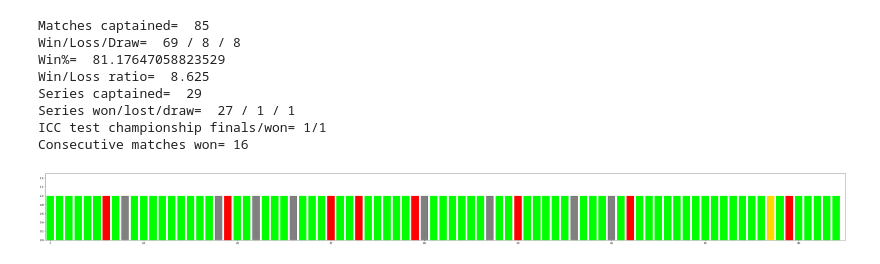
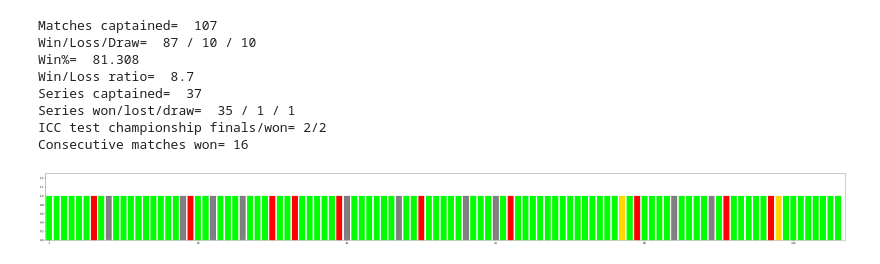
Before and after one commit to Abhinav-Rijal/Statistics, a Jupyter notebook: Cricket.ipynb, the cells around one changed output. Cells and saved outputs as stored; diff of their text form; code cells hidden in the pictures.

```diff
--- a/Cricket.ipynb
+++ b/Cricket.ipynb
@@ -303,17 +316,20 @@ CnB=np.array([      0,0, 0,0, 0,0, 0,0, 0, 1,0, 0,0, 0,0, 0,0, 0,0, 0, 0,0, 0,0,
                    0,0, 0,0, 1,0, 0,0, 0,0, 0,0, 0,0, 1,0, 0,0, 0, 1,1, 0,0, 0,0, 0,0, 0,1, 0,0, 0, 0,0, 0,0, 0,0, 0,0, 0,1, 0,0,
                    0, 0,0, 0,0, 0,0, 0,0, 0,1, 0,0, 0, 0,0, 0,0, 0,0, 0,0, 0,0, 0,0, 0, 1,0, 0,0, 0,0, 0,0, 1,0, 1,0, 1,1, 0,0,
                    1,0, 1, 0,0, 0,0, 0,0, 0, 0,0, 0,0, 0,0, 0,1, 0,0, 0,0, 0,0, 0,0, 0,0, 0,0, 0,1, 0,0, 0,0, 0,0, 1,0, 0,1, 1,0,
-                   1,1, 0,0, 1,0, 0,1, 1,0, 0,1, 1,0, 0,0, 0,0])
+                   1,1, 0,0, 1,0, 0,1, 1,0, 0,1, 1,0, 0,0, 0,0, 0,0, 0,0, 0,0, 0,0, 1, 1,0, 0,0, 0,0, 0,0, 0,0, 0,0, 0,0, 0,0,
+                   0,0, 2,0, 0,0, 0,0, 0,0, 0,0, 0,0])
 Fcatches1=np.array([1,0, 0,0, 0,2, 0,0, 0, 0,0, 1,0, 0,0, 0,1, 0,0, 1, 0,0, 3,1, 0,0, 0,1, 0,1, 1,0, 0,1, 1,0, 0,0, 0,0, 0,0,
                    1,0, 1,0, 2,0, 1,1, 0,0, 0,1, 0,0, 0,0, 0,0, 1, 0,0, 1,3, 1,0, 1,1, 1,1, 1,1, 2, 1,0, 2,2, 2,0, 1,1, 3,3, 1,0,
                    1, 1,2, 1,3, 3,0, 2,0, 2,0, 2,1, 1, 3,0, 1,0, 1,1, 0,4, 1,0, 1,1, 0, 2,1, 0,0, 0,1, 5,1, 0,0, 0,1, 0,3, 2,0,
-                   1,2, 0, 2,3, 1,0, 1,2, 0, 3,0, 2,4, 2,2, 3,2, 0,0, 0,0, 1,0, 0,0, 0,3, 1,0, 0,0, 0,0, 1,2, 1,0, 0,0, 0,1, 0,0,
-                   1,1, 2,0, 0,1, 1,1, 0,1, 0,0, 1,0, 0,0, 0,1])
+                   1,2, 0, 2,3, 1,0, 1,2, 0, 3,0, 2,4, 2,2, 3,2, 0,0, 0,0, 1,0, 0,0, 0,4, 1,0, 0,0, 0,0, 1,2, 1,0, 0,0, 0,1, 0,0,
+                   1,1, 2,0, 0,1, 1,1, 0,1, 0,0, 1,0, 0,0, 2,1, 0,0, 3,0, 2,0, 0,0, 2, 0,1, 1,1, 0,0, 2,3, 0,0, 0,0, 0,1, 2,1,
+                   0,1, 0,0, 0,0, 1,1, 2,3, 1,1, 1,1])
 Fcatches2=np.array([0,0, 0,0, 0,0, 0,0, 2, 1,0, 0,0, 0,0, 0,0, 0,0, 0, 0,0, 0,0, 0,1, 0,0, 1,0, 1,0, 0,0, 2,0, 0,0, 0,0, 1,0,
                    1,0, 0,0, 1,0, 0,0, 1,0, 0,0, 0,0, 1,1, 0,0, 0, 1,1, 0,0, 0,0, 0,0, 0,1, 0,0, 1, 0,0, 0,0, 0,0, 0,0, 1,1, 0,0,
                    0, 0,0, 0,0, 0,0, 0,1, 0,1, 0,0, 0, 0,0, 0,0, 0,0, 0,0, 0,1, 0,0, 0, 1,0, 0,0, 0,0, 0,0, 1,0, 1,0, 1,1, 0,0,
                    1,0, 1, 0,0, 0,0, 0,1, 1, 0,0, 0,0, 0,0, 0,1, 0,0, 1,1, 0,1, 0,0, 0,0, 0,0, 1,2, 0,0, 0,0, 0,0, 1,0, 0,1, 1,1,
-                   1,1, 0,0, 1,0, 0,1, 1,0, 0,1, 1,0, 0,0, 0,1])
+                   1,1, 0,0, 1,0, 0,1, 1,0, 0,1, 1,0, 0,0, 0,1, 0,0, 0,0, 0,0, 0,0, 1, 1,0, 1,1, 0,1, 0,0, 0,0, 1,0, 0,2, 2,0,
+                   1,0, 2,0, 0,1, 0,1, 0,1, 0,1, 0,0])
 catches=Fcatches1+Fcatches2
 
 RO=[]
@@ -323,6 +339,8 @@ p=0
 cpi=[]
 color1=[]
 color2=[]
+color3=[]
+color4=[]
 for i in range(0,len(CnB)):
     cnb=cnb+CnB[i]
     c=c+catches[i]
@@ -330,6 +348,8 @@ for i in range(0,len(CnB)):
     cpi.append(c/p)
     color1.append('magenta')
     color2.append('cyan')
+    color3.append('purple')
+    color4.append('blue')
     RO.append(0)
 
 
@@ -340,7 +360,7 @@ RO[118]=1
 
 RO[66]=1
 RO[91]=1
-RO[180]=1
+RO[180]=2
 
 RO[189]=1
 
@@ -356,16 +376,22 @@ RO[117]=1
 RO[159]=1
 RO[174]=1
 
+RO[226]=1
+
 dismissals=catches+wickets-CnB+RO
+ten_count=0
+for i in range(0,len(dismissals)):
+    if dismissals[i]==10:
+        ten_count=ten_count+1
 
 print("Innings= ", len(catches))
 print("Catches= ", c)
-print("Catches per inns.= ", c/len(catches))
+print("Catches per inns.= ", round(c/len(catches),3))
 print("Most catches inns= ", max(catches))
 print("Most catches match= 8", )
 print("Caught and Bowled= ", cnb)
 print("Run outs= ", sum(RO))
 print("Total fielding dismissals= ", c+sum(RO))
 print("Total dismissals= ", sum(dismissals))
-print("Most dismissals in an inns= ", max(dismissals))
+print("Most dismissals in an inns= ", max(dismissals),"(",ten_count,"times)")
 # %% [output]
@@ -400,10 +441,10 @@ plt.show()
 captained=[]
 for i in range(0,12):
     captained.append(0)
-for i in range(12,100):
+for i in range(12,120):
     captained.append(1)
-captained[97]=0
-captained[98]=0
+#captained[97]=0
+#captained[98]=0
 captained[63]=0
 
 scaptained=[]
@@ -412,7 +453,7 @@ for i in range(0,len(series)):
 scaptained[0]=0
 scaptained[1]=0
 scaptained[2]=0
-scaptained[31]=0
+#scaptained[31]=0
 cresult=[]
 cseries=[]
 for i in range(0, len(result)):
@@ -446,37 +487,38 @@ for i in range(0,len(cseries)):
         sdraw=sdraw+1
 print("Matches captained= ", len(cresult))
 print("Win/Loss/Draw= ", win, "/", lose, "/", draw)
-print("Win%= ", win*100/len(cresult))
-print("Win/Loss ratio= ", win/lose)
+print("Win%= ", round(win*100/len(cresult),3))
+print("Win/Loss ratio= ", round(win/lose,3))
 print("Series captained= ", len(cseries))
 print("Series won/lost/draw= ", swin, "/", slose, "/", sdraw)
-print("ICC test championship finals/won= 1/1")
+print("ICC test championship finals/won= 2/2")
 print("Consecutive matches won= 16")
 # %% [output]
-Matches captained=  85
-Win/Loss/Draw=  69 / 8 / 8
-Win%=  81.17647058823529
-Win/Loss ratio=  8.625
-Series captained=  29
-Series won/lost/draw=  27 / 1 / 1
-ICC test championship finals/won= 1/1
+Matches captained=  107
+Win/Loss/Draw=  87 / 10 / 10
+Win%=  81.308
+Win/Loss ratio=  8.7
+Series captained=  37
+Series won/lost/draw=  35 / 1 / 1
+ICC test championship finals/won= 2/2
 Consecutive matches won= 16
 # %%
 plt.figure(figsize = [58,5])
 y_pos=np.arange(len(cresult))
 captain=[]
 color3=[]
 for i in range(0,len(cresult)):
     captain.append(1)
     if cresult[i]==1:
         color3.append('lime')
     elif cresult[i]==0:
         color3.append('red')
     else:
         color3.append('gray')
 color3[77]='gold'
+color3[98]='gold'
 plt.bar(y_pos,captain,color=color3)
 plt.axis([-0.5,len(cresult),0,1.5])
 plt.show()
 # %% [output]
-[figure, old version]
+[figure, new version]
```
Also changed, not shown: parts of 8 cells of this notebook.
